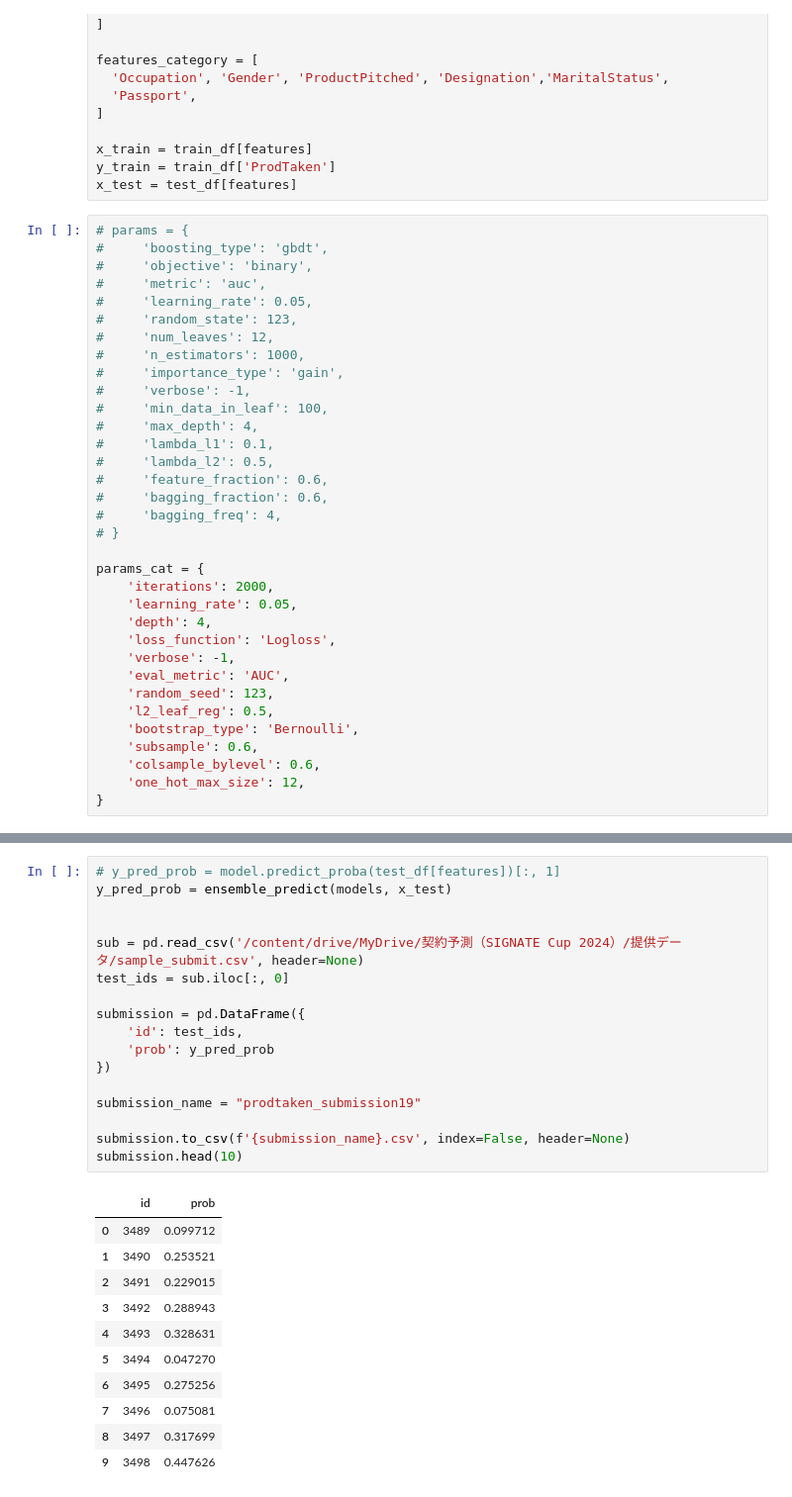
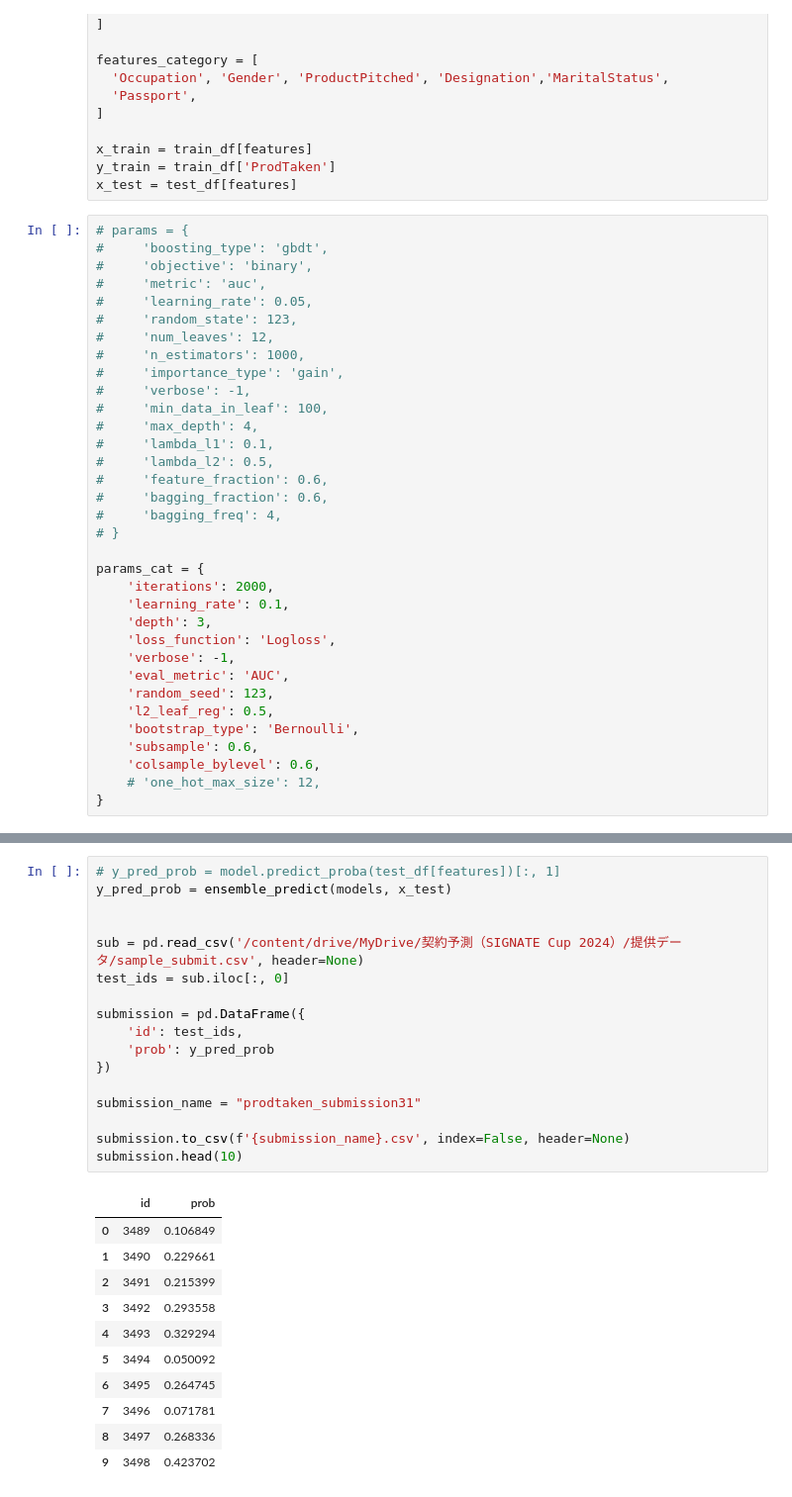
Before and after one commit to skyshine460/ProdTaken, a Jupyter notebook: ProdTaken_catboost.ipynb, the cells around one changed output, grey strips where cells are left out. Shown at 99% size. Drawn from its saved outputs; the diff is of its cells as text.

Commit message:
prodtaken_submission31

```diff
--- a/ProdTaken_catboost.ipynb
+++ b/ProdTaken_catboost.ipynb
@@ -1422,8 +1422,8 @@ x_test = test_df[features]
 
 params_cat = {
     'iterations': 2000,
-    'learning_rate': 0.05,
-    'depth': 4,
+    'learning_rate': 0.1,
+    'depth': 3,
     'loss_function': 'Logloss',
     'verbose': -1,
     'eval_metric': 'AUC',
@@ -1432,7 +1432,7 @@ params_cat = {
     'bootstrap_type': 'Bernoulli',
     'subsample': 0.6,
     'colsample_bylevel': 0.6,
-    'one_hot_max_size': 12,
+    # 'one_hot_max_size': 12,
 }
 # %%
 models = []
@@ -1568,29 +1568,29 @@ plt.show()
 # %%
 # y_pred_prob = model.predict_proba(test_df[features])[:, 1]
 y_pred_prob = ensemble_predict(models, x_test)
 
 
 sub = pd.read_csv('/content/drive/MyDrive/契約予測（SIGNATE Cup 2024）/提供データ/sample_submit.csv', header=None)
 test_ids = sub.iloc[:, 0]
 
 submission = pd.DataFrame({
     'id': test_ids,
     'prob': y_pred_prob
 })
 
-submission_name = "prodtaken_submission19"
+submission_name = "prodtaken_submission31"
 
 submission.to_csv(f'{submission_name}.csv', index=False, header=None)
 submission.head(10)
 # %% [output]
 |  | id | prob |
-| 0 | 3489 | 0.099712 |
-| 1 | 3490 | 0.253521 |
-| 2 | 3491 | 0.229015 |
-| 3 | 3492 | 0.288943 |
-| 4 | 3493 | 0.328631 |
-| 5 | 3494 | 0.047270 |
-| 6 | 3495 | 0.275256 |
-| 7 | 3496 | 0.075081 |
-| 8 | 3497 | 0.317699 |
-| 9 | 3498 | 0.447626 |
+| 0 | 3489 | 0.106849 |
+| 1 | 3490 | 0.229661 |
+| 2 | 3491 | 0.215399 |
+| 3 | 3492 | 0.293558 |
+| 4 | 3493 | 0.329294 |
+| 5 | 3494 | 0.050092 |
+| 6 | 3495 | 0.264745 |
+| 7 | 3496 | 0.071781 |
+| 8 | 3497 | 0.268336 |
+| 9 | 3498 | 0.423702 |
```
Also changed, not shown: parts of 3 cells of this notebook.
